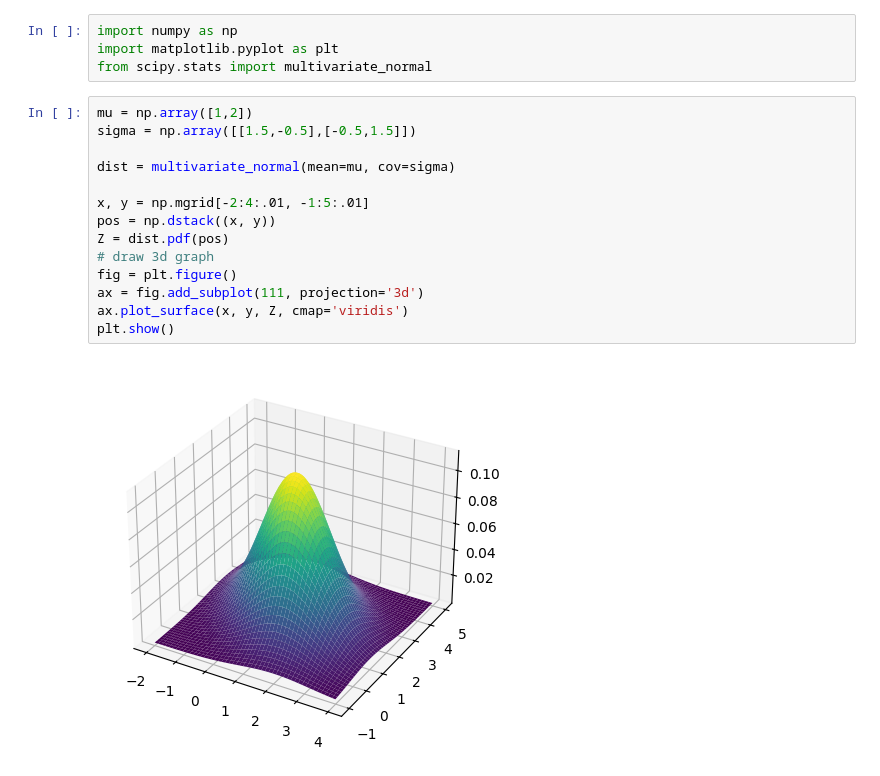
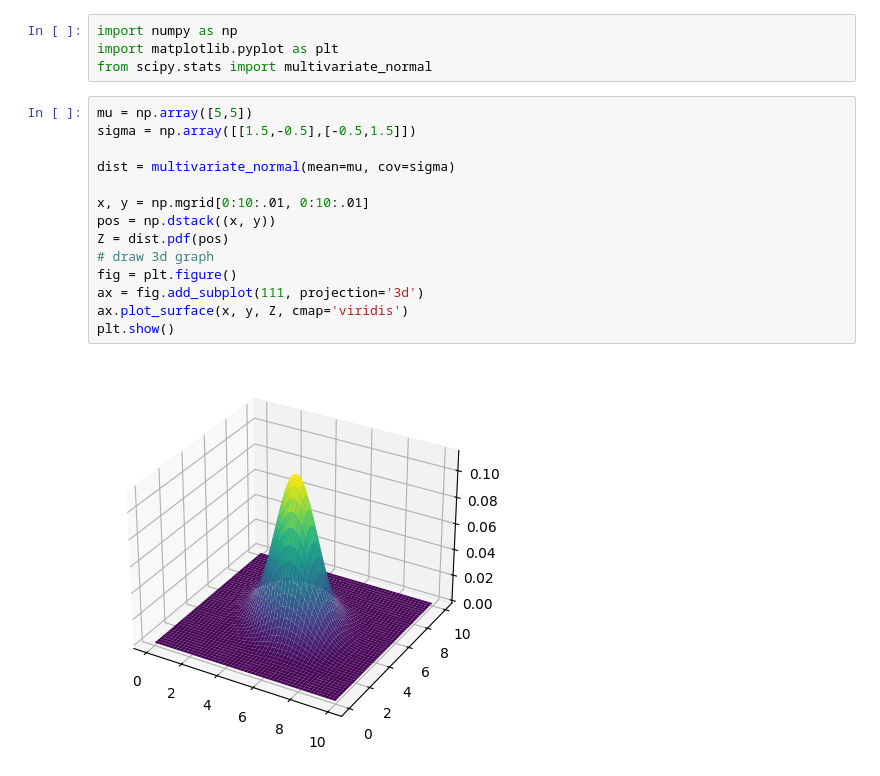
Before and after one commit to Ethylene9160/SDM366_Optimal_Estimation, a Jupyter notebook: assignments/ass6/ass6.ipynb, the cells around one changed output. Saved outputs shown, nothing was run; the diff lists cells and outputs as text.

```diff
--- a/assignments/ass6/ass6.ipynb
+++ b/assignments/ass6/ass6.ipynb
@@ -3,18 +3,18 @@ import numpy as np
 import matplotlib.pyplot as plt
 from scipy.stats import multivariate_normal
 # %%
-mu = np.array([1,2])
+mu = np.array([5,5])
 sigma = np.array([[1.5,-0.5],[-0.5,1.5]])
 
 dist = multivariate_normal(mean=mu, cov=sigma)
 
-x, y = np.mgrid[-2:4:.01, -1:5:.01]
+x, y = np.mgrid[0:10:.01, 0:10:.01]
 pos = np.dstack((x, y))
 Z = dist.pdf(pos)
 # draw 3d graph
 fig = plt.figure()
 ax = fig.add_subplot(111, projection='3d')
 ax.plot_surface(x, y, Z, cmap='viridis')
 plt.show()
 # %% [output]
-[figure, old version]
+[figure, new version]
```
Also changed, not shown: 14 other files.
